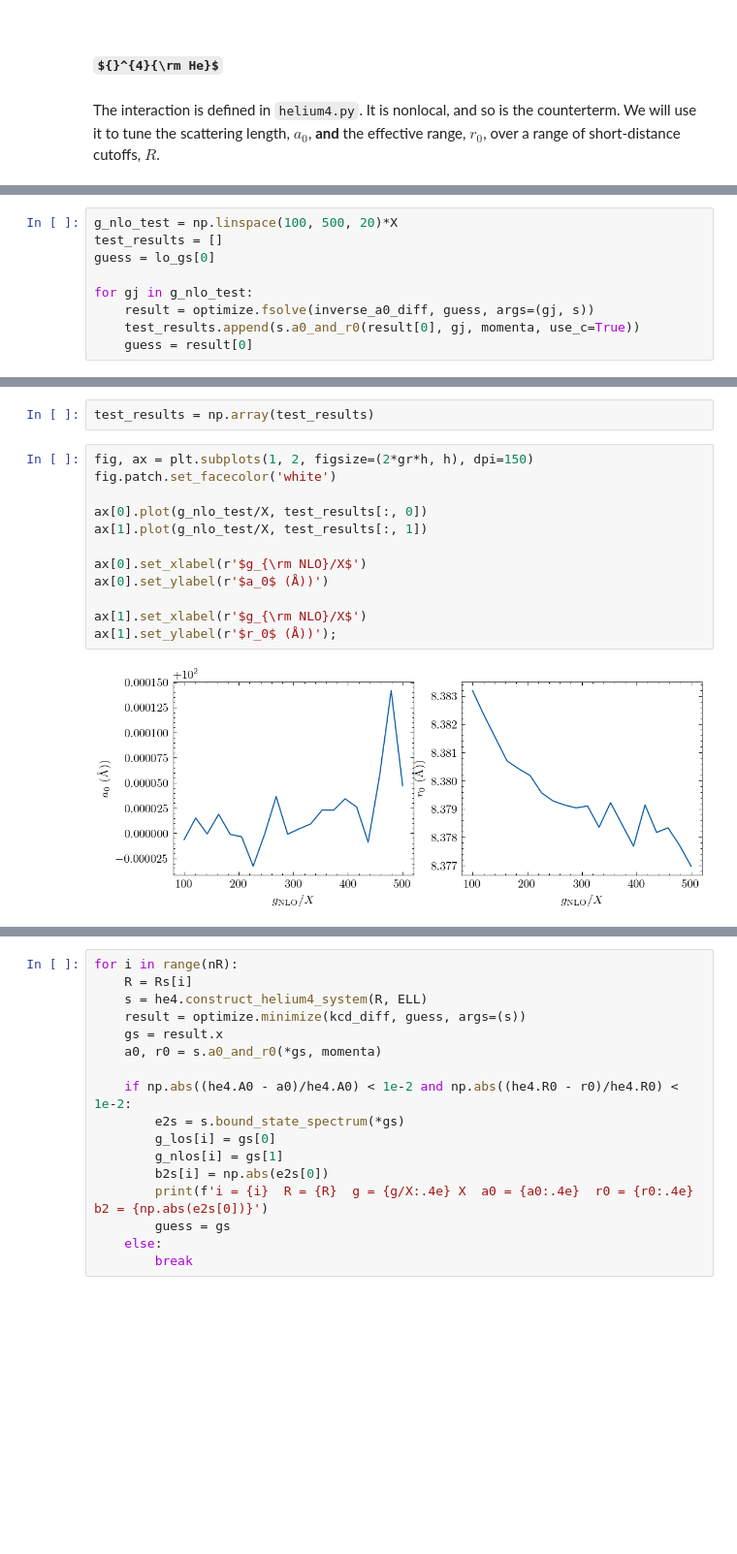
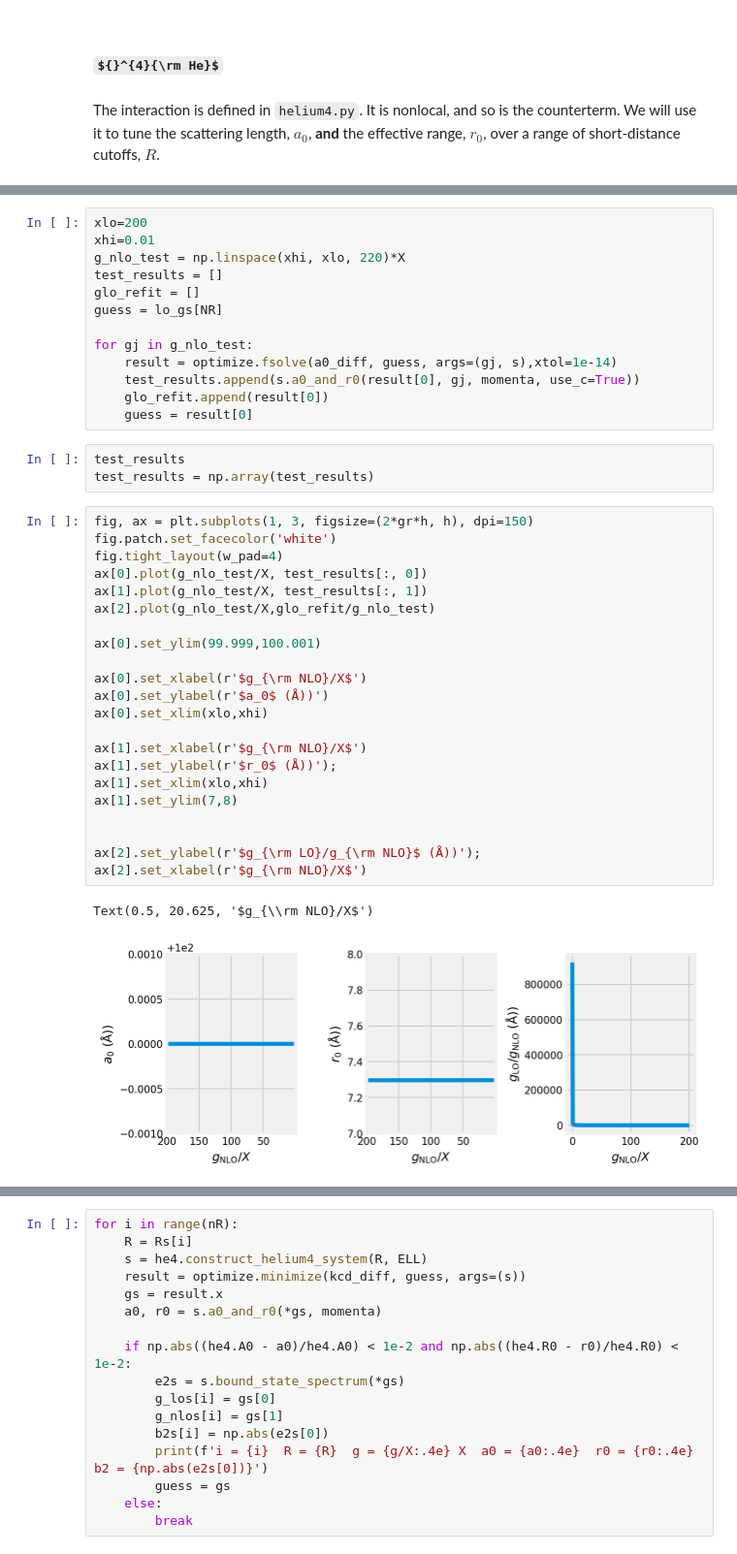
Before and after one commit to odell/vdw-nlo, a Jupyter notebook: 4He NLO Nonlocal.ipynb, the cells around one changed output, grey strips where cells are left out. Shown at 97% size. Cells and saved outputs as stored; diff of their text form; some formulas as TeX source; blank space fills up the shorter version.

```diff
--- a/4He NLO Nonlocal.ipynb
+++ b/4He NLO Nonlocal.ipynb
@@ -38,9 +64,0 @@ s = he4.construct_helium4_system(Rs[0], ELL)
-# %%
-g_nlo_test = np.linspace(100, 500, 20)*X
-test_results = []
-guess = lo_gs[0]
-
-for gj in g_nlo_test:
-    result = optimize.fsolve(inverse_a0_diff, guess, args=(gj, s))
-    test_results.append(s.a0_and_r0(result[0], gj, momenta, use_c=True))
-    guess = result[0]
@@ -49,16 +65,41 @@ for gj in g_nlo_test:
-# %%
-test_results = np.array(test_results)
-# %%
-fig, ax = plt.subplots(1, 2, figsize=(2*gr*h, h), dpi=150)
-fig.patch.set_facecolor('white')
-
-ax[0].plot(g_nlo_test/X, test_results[:, 0])
-ax[1].plot(g_nlo_test/X, test_results[:, 1])
-
-ax[0].set_xlabel(r'$g_{\rm NLO}/X$')
-ax[0].set_ylabel(r'$a_0$ (Å))')
-
-ax[1].set_xlabel(r'$g_{\rm NLO}/X$')
-ax[1].set_ylabel(r'$r_0$ (Å))');
-# %% [output]
-[figure, removed]
+# %%
+xlo=200
+xhi=0.01
+g_nlo_test = np.linspace(xhi, xlo, 220)*X
+test_results = []
+glo_refit = []
+guess = lo_gs[NR]
+
+for gj in g_nlo_test:
+    result = optimize.fsolve(a0_diff, guess, args=(gj, s),xtol=1e-14)
+    test_results.append(s.a0_and_r0(result[0], gj, momenta, use_c=True))
+    glo_refit.append(result[0])
+    guess = result[0]
+# %%
+test_results
+test_results = np.array(test_results)
+# %%
+fig, ax = plt.subplots(1, 3, figsize=(2*gr*h, h), dpi=150)
+fig.patch.set_facecolor('white')
+fig.tight_layout(w_pad=4)
+ax[0].plot(g_nlo_test/X, test_results[:, 0])
+ax[1].plot(g_nlo_test/X, test_results[:, 1])
+ax[2].plot(g_nlo_test/X,glo_refit/g_nlo_test)
+
+ax[0].set_ylim(99.999,100.001)
+
+ax[0].set_xlabel(r'$g_{\rm NLO}/X$')
+ax[0].set_ylabel(r'$a_0$ (Å))')
+ax[0].set_xlim(xlo,xhi)
+
+ax[1].set_xlabel(r'$g_{\rm NLO}/X$')
+ax[1].set_ylabel(r'$r_0$ (Å))');
+ax[1].set_xlim(xlo,xhi)
+ax[1].set_ylim(7,8)
+
+
+ax[2].set_ylabel(r'$g_{\rm LO}/g_{\rm NLO}$ (Å))');
+ax[2].set_xlabel(r'$g_{\rm NLO}/X$')
+# %% [output]
+Text(0.5, 20.625, '$g_{\\rm NLO}/X$')
+[figure, added]
```
Also changed, not shown: parts of 19 cells of this notebook.
